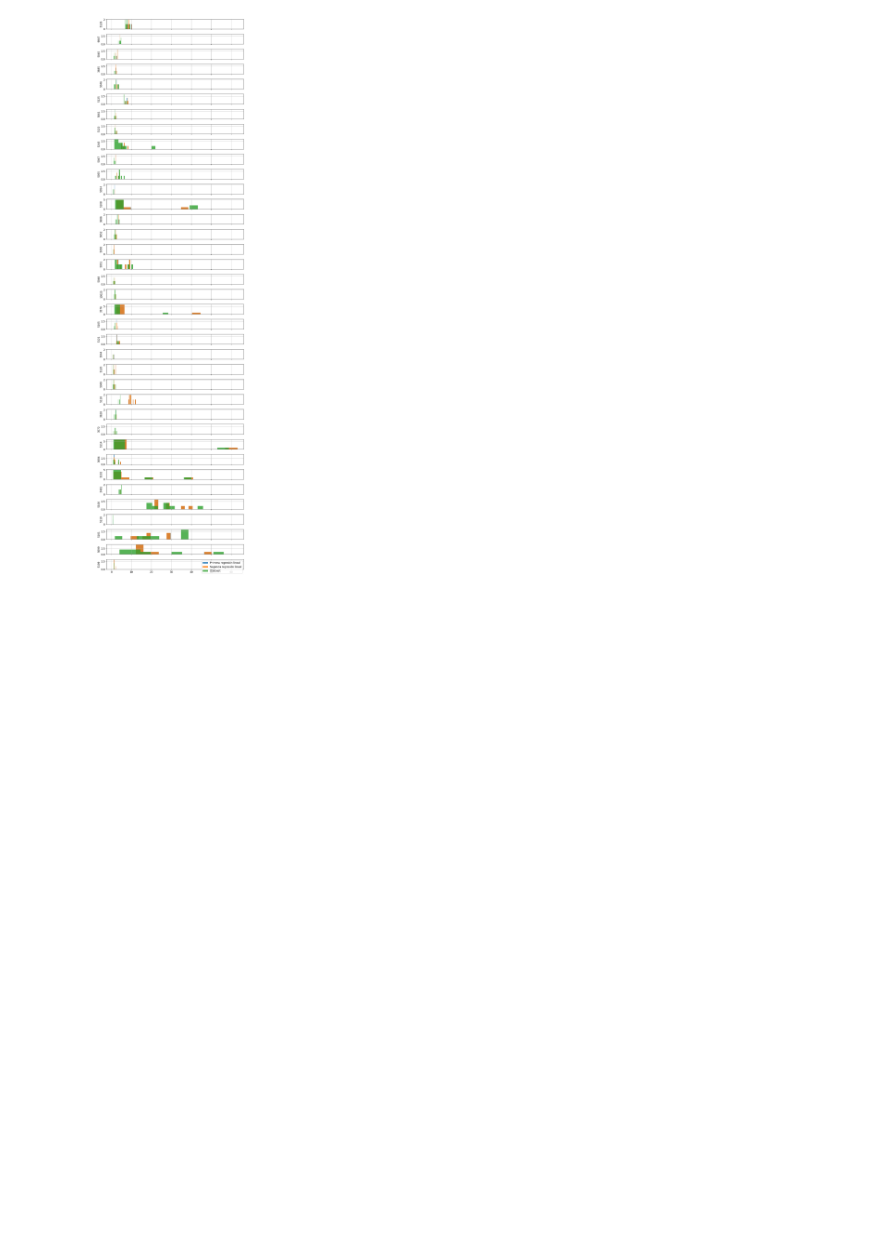
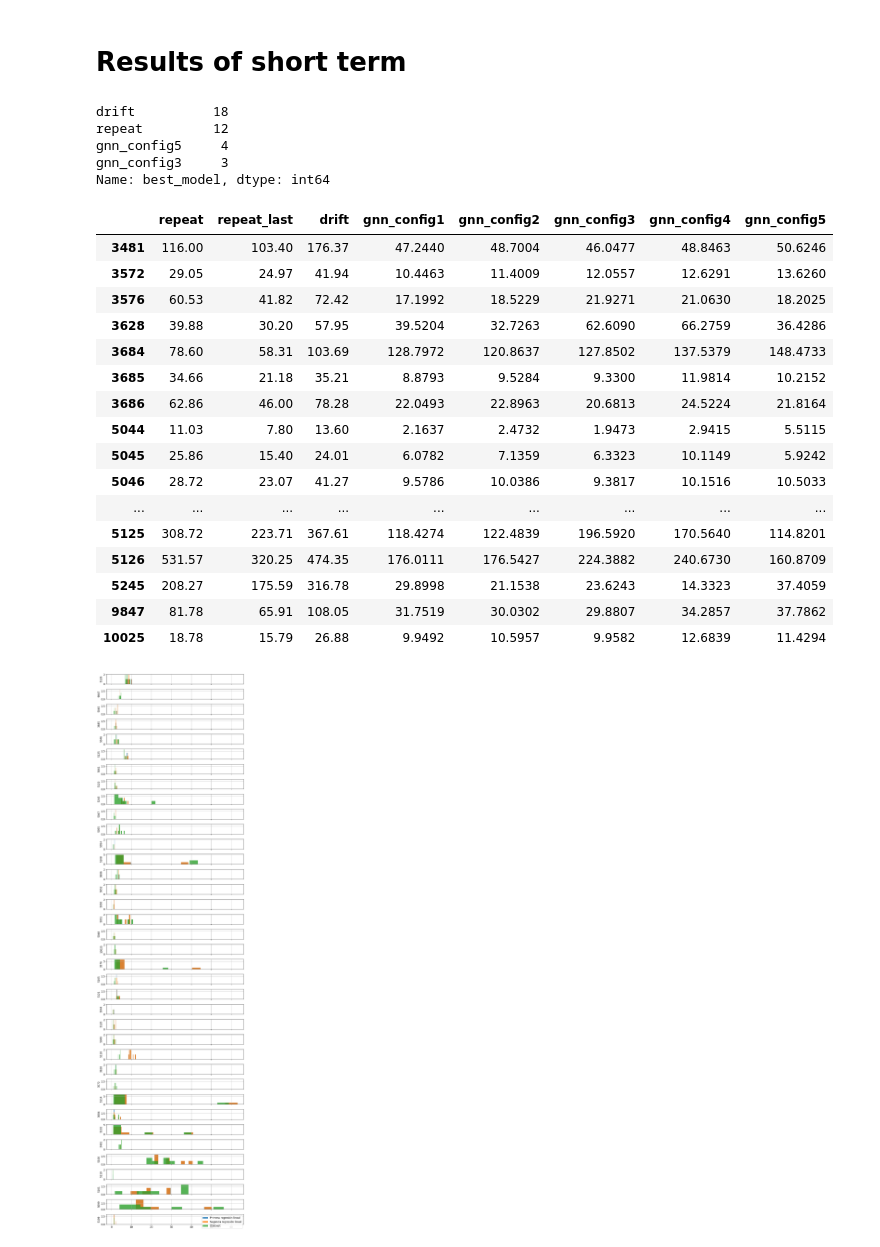
Before and after one commit to elena-sg/madrid-traffic, a Jupyter notebook: notebooks/14-analyse-results.ipynb, the cells around one changed output. Drawn from its saved outputs; the diff is of its cells as text; code cells hidden in the pictures; blank space fills up the shorter version.

```diff
--- a/notebooks/13-analyse-results.ipynb
+++ b/notebooks/14-analyse-results.ipynb
@@ -122,0 +84,17 @@ xgboost = ["XGBoost"]
+# %%
+long_term_maes_avg = dict()
+long_term_mses_avg = dict()
+for model_name, loss_dict in long_term.items():
+        maes = loss_dict["maes"]
+        mses = loss_dict["mses"]
+        long_term_maes_avg[model_name] = maes["avg"]
+        long_term_mses_avg[model_name] = mses["avg"]
+
+
+long_term_maes_avg = pd.DataFrame(long_term_maes_avg)
+long_term_maes_avg["best_model"] = long_term_maes_avg.idxmin(axis=1)
+long_term_maes_avg.to_csv(f"{results_path}/long-term/long-term-MAE.csv", sep=";", decimal=",")
+
+long_term_mses_avg = pd.DataFrame(long_term_mses_avg)
+long_term_mses_avg["best_model"] = long_term_mses_avg.idxmin(axis=1)
+long_term_mses_avg.to_csv(f"{results_path}/long-term/long-term-MSE.csv", sep=";", decimal=",")
@@ -123,3 +118,49 @@ xgboost = ["XGBoost"]
+# %% [markdown]
+# Results of short term
+# %%
+for seq_len in [2, 4, 8, 16]:
+        short_term_maes_avg = dict()
+        short_term_mses_avg = dict()
+        for model_name, loss_dict in short_term.items():
+                loss_dict = loss_dict[seq_len]
+                maes = loss_dict["maes"]
+                mses = loss_dict["mses"]
+                short_term_maes_avg[model_name] = maes["avg"]
+                short_term_mses_avg[model_name] = mses["avg"]
+        short_term_maes_avg = pd.DataFrame(short_term_maes_avg)
+        short_term_maes_avg["best_model"] = short_term_maes_avg.idxmin(axis=1)
+        short_term_maes_avg.to_csv(f"{results_path}/short-term/{seq_len}-periods/MAE.csv", sep=";", decimal=",")
+        short_term_mses_avg = pd.DataFrame(short_term_mses_avg)
+        short_term_mses_avg["best_model"] = short_term_mses_avg.idxmin(axis=1)
+        short_term_mses_avg.to_csv(f"{results_path}/short-term/{seq_len}-periods/MSE.csv", sep=";", decimal=",")
+# %%
+short_term_maes_avg.best_model.value_counts()
+# %% [output]
+drift          18
+repeat         12
+gnn_config5     4
+gnn_config3     3
+Name: best_model, dtype: int64
+# %%
+pd.DataFrame(short_term_mses_avg)
+# %% [output]
+|  | repeat | repeat_last | drift | gnn_config1 | gnn_config2 | gnn_config3 | gnn_config4 | gnn_config5 |
+| 3481 | 116.00 | 103.40 | 176.37 | 47.2440 | 48.7004 | 46.0477 | 48.8463 | 50.6246 |
+| 3572 | 29.05 | 24.97 | 41.94 | 10.4463 | 11.4009 | 12.0557 | 12.6291 | 13.6260 |
+| 3576 | 60.53 | 41.82 | 72.42 | 17.1992 | 18.5229 | 21.9271 | 21.0630 | 18.2025 |
+| 3628 | 39.88 | 30.20 | 57.95 | 39.5204 | 32.7263 | 62.6090 | 66.2759 | 36.4286 |
+| 3684 | 78.60 | 58.31 | 103.69 | 128.7972 | 120.8637 | 127.8502 | 137.5379 | 148.4733 |
+| 3685 | 34.66 | 21.18 | 35.21 | 8.8793 | 9.5284 | 9.3300 | 11.9814 | 10.2152 |
+| 3686 | 62.86 | 46.00 | 78.28 | 22.0493 | 22.8963 | 20.6813 | 24.5224 | 21.8164 |
+| 5044 | 11.03 | 7.80 | 13.60 | 2.1637 | 2.4732 | 1.9473 | 2.9415 | 5.5115 |
+| 5045 | 25.86 | 15.40 | 24.01 | 6.0782 | 7.1359 | 6.3323 | 10.1149 | 5.9242 |
+| 5046 | 28.72 | 23.07 | 41.27 | 9.5786 | 10.0386 | 9.3817 | 10.1516 | 10.5033 |
+| ... | ... | ... | ... | ... | ... | ... | ... | ... |
+| 5125 | 308.72 | 223.71 | 367.61 | 118.4274 | 122.4839 | 196.5920 | 170.5640 | 114.8201 |
+| 5126 | 531.57 | 320.25 | 474.35 | 176.0111 | 176.5427 | 224.3882 | 240.6730 | 160.8709 |
+| 5245 | 208.27 | 175.59 | 316.78 | 29.8998 | 21.1538 | 23.6243 | 14.3323 | 37.4059 |
+| 9847 | 81.78 | 65.91 | 108.05 | 31.7519 | 30.0302 | 29.8807 | 34.2857 | 37.7862 |
+| 10025 | 18.78 | 15.79 | 26.88 | 9.9492 | 10.5957 | 9.9582 | 12.6839 | 11.4294 |
 # %%
 def plot_losses(group, loss):
         fig, ax = plt.subplots(len(ids_list), 1, figsize=(10, len(ids_list)), sharex=True)
```
Also changed, not shown: parts of 3 cells of this notebook, 14 other files.
